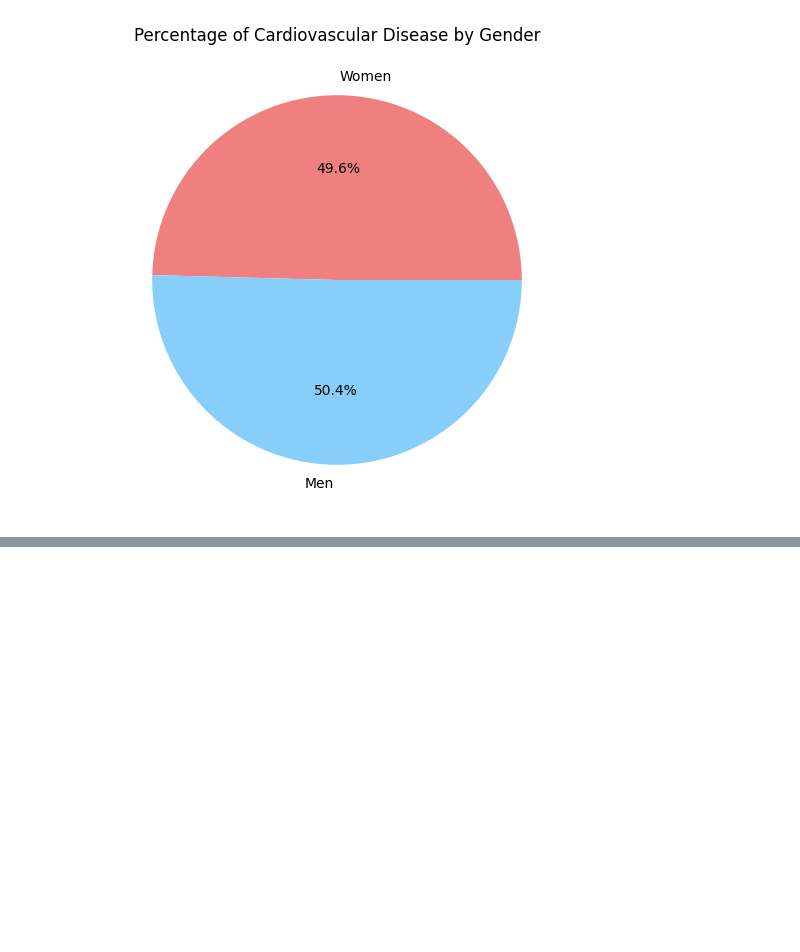
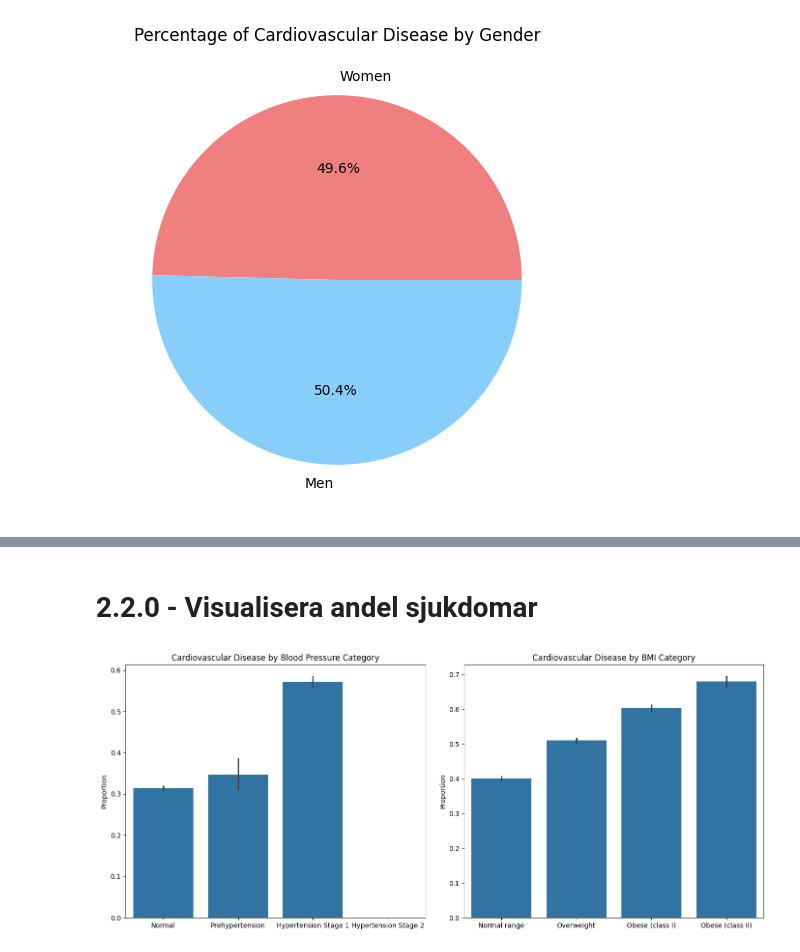
Before and after one commit to SandraAnder/AI-Sandra-Andersson-OPA23, a Jupyter notebook: labs/Lab1/Lab1.ipynb, the cells around one changed output, grey strips where cells are left out. Cells and saved outputs as stored; diff of their text form; code cells hidden in the pictures; blank space fills up the shorter version.

```diff
--- a/labs/Lab1/Lab1.ipynb
+++ b/labs/Lab1/Lab1.ipynb
@@ -717,0 +760,22 @@ See the caveats in the documentation: https://pandas.pydata.org/pandas-docs/stab
+# %% [markdown]
+# 2.2.0 - Visualisera andel sjukdomar
+# %%
+# Skapa subplots för att visualisera andel sjukdomar baserat på olika features
+fig, axes = plt.subplots(nrows=1, ncols=2, figsize=(14, 6))
+
+# Visualisera andel sjukdomar baserat på blodtryckskategorier
+sns.barplot(x='blood_pressure_category', y='cardio', data=df_cleaned_bp, ax=axes[0])
+axes[0].set_title('Cardiovascular Disease by Blood Pressure Category')
+axes[0].set_xlabel('')
+axes[0].set_ylabel('Proportion')
+
+# Visualisera andel sjukdomar baserat på BMI-kategorier
+sns.barplot(x='BMI_category', y='cardio', data=df_cleaned, ax=axes[1])
+axes[1].set_title('Cardiovascular Disease by BMI Category')
+axes[1].set_xlabel('')
+axes[1].set_ylabel('Proportion')
+
+plt.tight_layout()
+plt.show()
+# %% [output]
+[figure, added]
```
Also changed, not shown: parts of 8 cells of this notebook.
